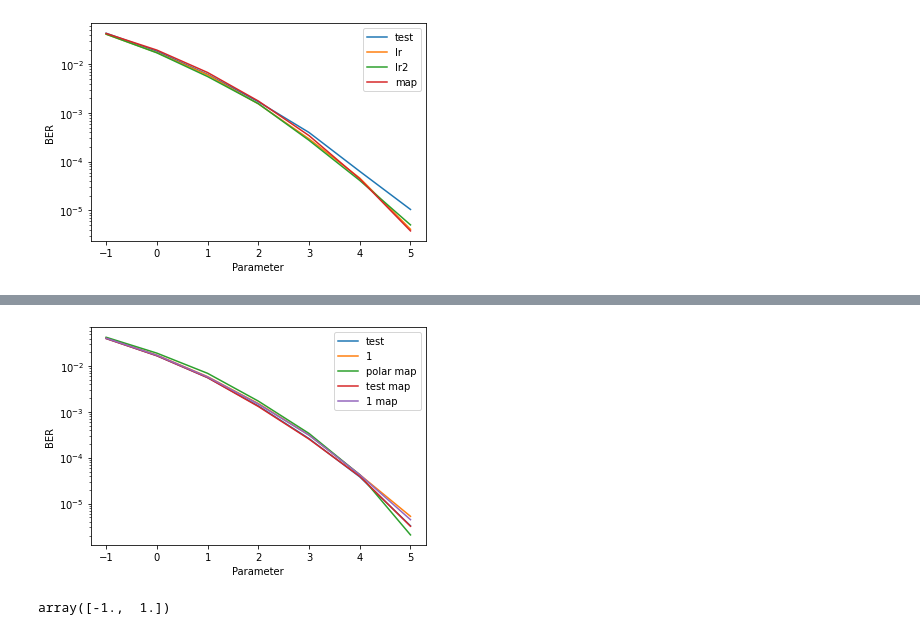
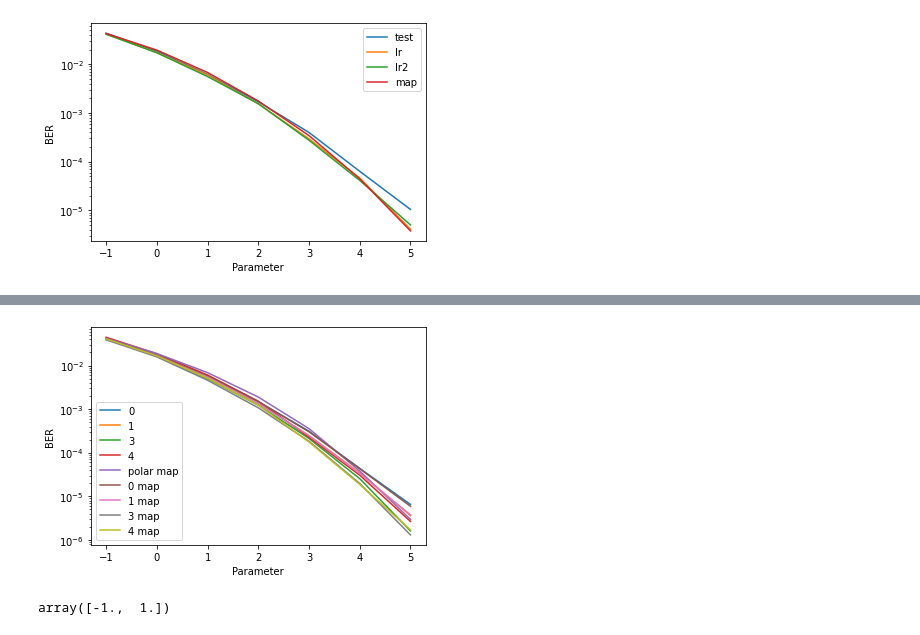
Before and after one commit to remzawi/deep_fec, a Jupyter notebook: AWGNOHAutoencoder_Plots.ipynb, the cells around one changed output, grey strips where cells are left out. Cells and saved outputs as stored; diff of their text form; code cells hidden in the pictures.

Commit message:
AWGN Autoencoder better than polar map

```diff
--- a/AWGNOHAutoencoder_Plots.ipynb
+++ b/AWGNOHAutoencoder_Plots.ipynb
@@ -60,17 +60,18 @@ WARNING:tensorflow:No training configuration found in the save file, so the mode
 # %%
 from tensorflow.keras.models import load_model
 
-encoder1,decoder1=load_model('AWGNOHEncoder_1_test.h5',custom_objects={'AWGN':AWGN}),load_model('AWGNOHDecoder_1_test.h5',custom_objects={'AWGN':AWGN},compile=False)
-encoder2,decoder2=load_model('AWGNOHEncoder_1_bn.h5',custom_objects={'AWGN':AWGN}),load_model('AWGNOHDecoder_1_bn.h5',custom_objects={'AWGN':AWGN},compile=False)
-#encoder3,decoder3=load_model('AWGNOHEncoder_2_bn.h5',custom_objects={'AWGN':AWGN}),load_model('AWGNOHDecoder_2_bn.h5',custom_objects={'AWGN':AWGN},compile=False)
+encoder1,decoder1=load_model('AWGNOHEncoder_0_test.h5',custom_objects={'AWGN':AWGN}),load_model('AWGNOHDecoder_0_test.h5',custom_objects={'AWGN':AWGN},compile=False)
+encoder2,decoder2=load_model('AWGNOHEncoder_1_test.h5',custom_objects={'AWGN':AWGN}),load_model('AWGNOHDecoder_1_test.h5',custom_objects={'AWGN':AWGN},compile=False)
+encoder3,decoder3=load_model('AWGNOHEncoder_3_test.h5',custom_objects={'AWGN':AWGN}),load_model('AWGNOHDecoder_3_test.h5',custom_objects={'AWGN':AWGN},compile=False)
+encoder4,decoder4=load_model('AWGNOHEncoder_4_test.h5',custom_objects={'AWGN':AWGN}),load_model('AWGNOHDecoder_4_test.h5',custom_objects={'AWGN':AWGN},compile=False)
 
 
-encoder_list,decoder_list=[encoder1,encoder2],[decoder1,decoder2]
+encoder_list,decoder_list=[encoder1,encoder2,encoder3,encoder4],[decoder1,decoder2,decoder3,decoder4]
 #encoder_list,decoder_list=[encoder1,encoder2],[decoder1,decoder2]
-multBER(encoder_list,decoder_list,'AWGN',[-1,0,1,2,3,4,5],do_polar_MAP=True,enc_MAP_ind=[0,1],
+multBER(encoder_list,decoder_list,'AWGN',[-1,0,1,2,3,4,5],do_polar_MAP=True,enc_MAP_ind=[0,1,2,3],
         save_params=False,params_name=['AWGNparams.npy'],
         save_ber=False,ber_name=['AWGNber_05.npy','AWGNber_1.npy','AWGNber_2.npy','AWGNber_polarmap.npy','AWGNber_05_map.npy','AWGNber_1_map.npy','AWGNber_2_map.npy'],
-        plot_ber=True,points_per_value=[100000,100000,200000,200000,1500000,2000000,2000000],plot_legend=['test','1','polar map','test map','1 map'],
+        plot_ber=True,points_per_value=[200000,200000,400000,400000,1500000,2000000,2500000],plot_legend=['0','1','3','4','polar map','0 map','1 map','3 map','4 map'],
         save_fig=False,fig_name='AWGNPlots.pdf')
 # %% [output]
 WARNING:tensorflow:No training configuration found in the save file, so the model was *not* compiled. Compile it manually.
@@ -78,4 +81,4 @@ WARNING:tensorflow:No training configuration found in the save file, so the mode
-[figure, old version]
+[figure, new version]
 # %%
 np.round([-0.9999,0.999])
 # %% [output]
```
Also changed, not shown: parts of 2 cells of this notebook, 2 other files.
